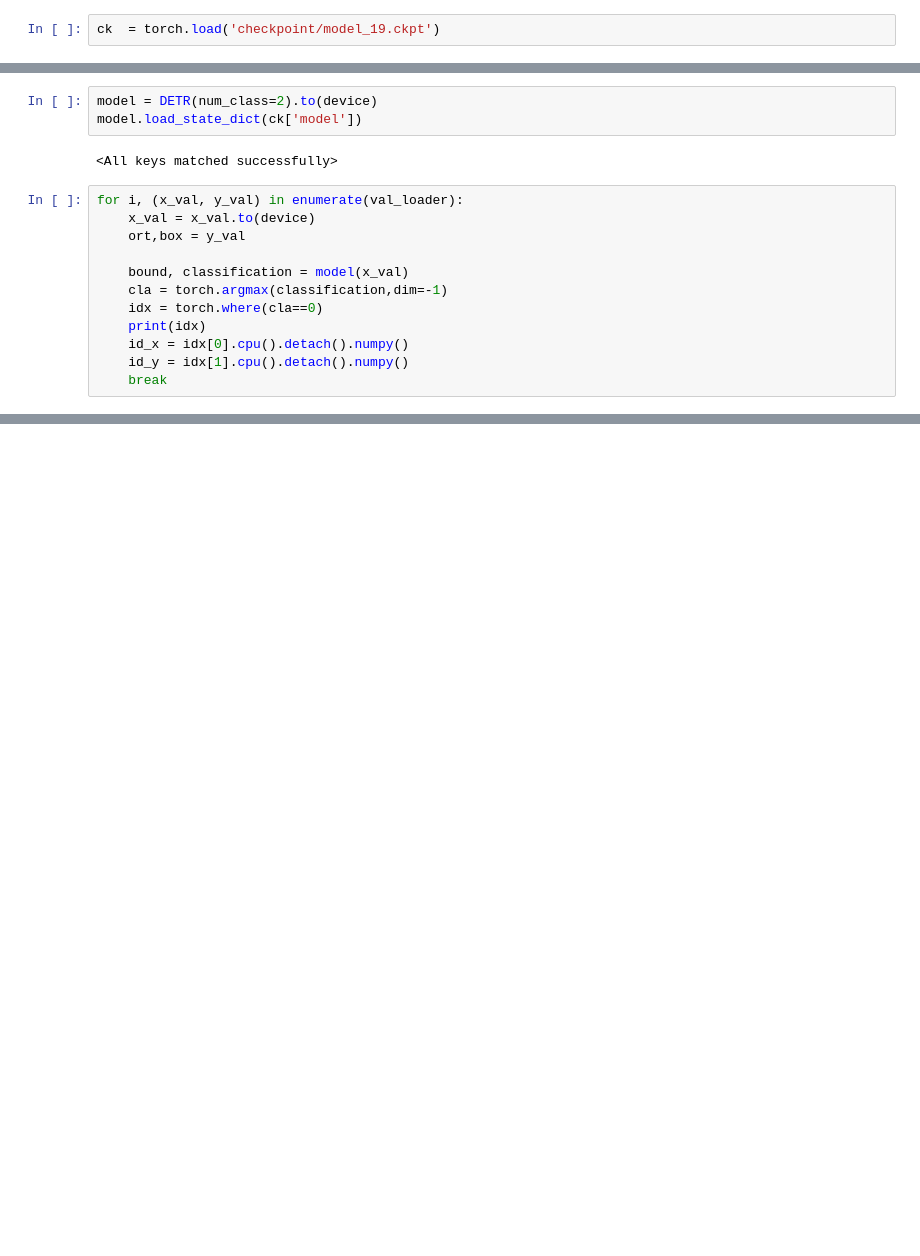
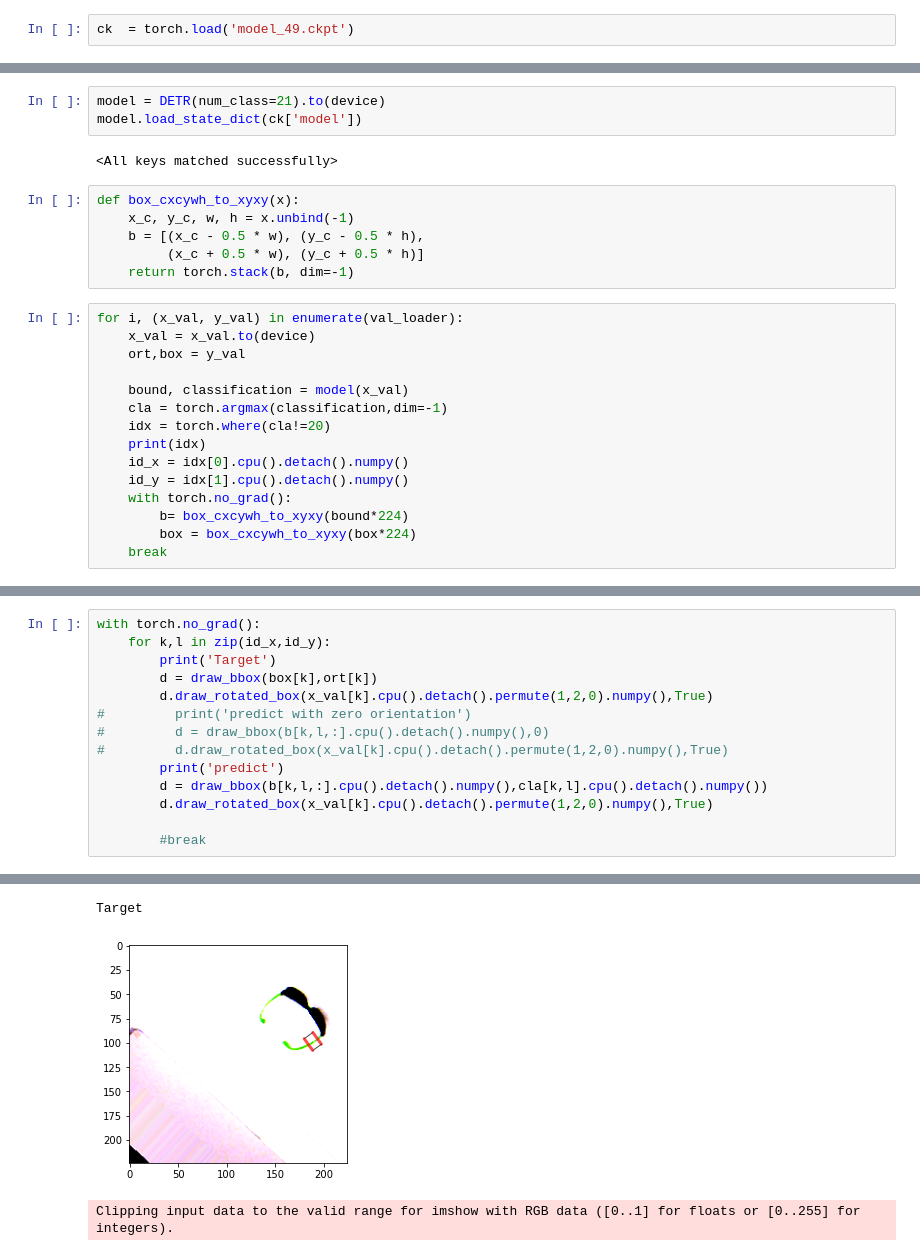
Before and after one commit to SrinidhiBharadwaj/GraspFormer, a Jupyter notebook: test.ipynb, the cells around one changed output, grey strips where cells are left out. Cells and saved outputs as stored; diff of their text form; blank space fills up the shorter version.

Commit message:
added few changes for bounding box

```diff
--- a/test.ipynb
+++ b/test.ipynb
@@ -4,5 +8,5 @@ import numpy as np
 # %%
-ck  = torch.load('checkpoint/model_19.ckpt')
+ck  = torch.load('model_49.ckpt')
 # %%
 import numpy as np
 import torch
@@ -27,10 +34,16 @@ val_loader = DataLoader(val_dataset, batch_size=batch_size, shuffle=True)
 
 device = "cuda" if torch.cuda.is_available() else "cpu"
 # %%
-model = DETR(num_class=2).to(device)
+model = DETR(num_class=21).to(device)
 model.load_state_dict(ck['model'])
 # %% [output]
 <All keys matched successfully>
+# %%
+def box_cxcywh_to_xyxy(x):
+    x_c, y_c, w, h = x.unbind(-1)
+    b = [(x_c - 0.5 * w), (y_c - 0.5 * h),
+         (x_c + 0.5 * w), (y_c + 0.5 * h)]
+    return torch.stack(b, dim=-1)
 # %%
 for i, (x_val, y_val) in enumerate(val_loader):
     x_val = x_val.to(device)
@@ -38,9 +51,12 @@ for i, (x_val, y_val) in enumerate(val_loader):
 
     bound, classification = model(x_val)
     cla = torch.argmax(classification,dim=-1)
-    idx = torch.where(cla==0)
+    idx = torch.where(cla!=20)
     print(idx)
     id_x = idx[0].cpu().detach().numpy()
     id_y = idx[1].cpu().detach().numpy()
+    with torch.no_grad():
+        b= box_cxcywh_to_xyxy(bound*224)
+        box = box_cxcywh_to_xyxy(box*224)
     break
 # %% [output]
@@ -86,0 +64,15 @@ Clipping input data to the valid range for imshow with RGB data ([0..1] for floa
+# %%
+with torch.no_grad():
+    for k,l in zip(id_x,id_y):
+        print('Target')
+        d = draw_bbox(box[k],ort[k])
+        d.draw_rotated_box(x_val[k].cpu().detach().permute(1,2,0).numpy(),True)
+#         print('predict with zero orientation')
+#         d = draw_bbox(b[k,l,:].cpu().detach().numpy(),0)
+#         d.draw_rotated_box(x_val[k].cpu().detach().permute(1,2,0).numpy(),True)
+        print('predict')
+        d = draw_bbox(b[k,l,:].cpu().detach().numpy(),cla[k,l].cpu().detach().numpy())
+        d.draw_rotated_box(x_val[k].cpu().detach().permute(1,2,0).numpy(),True)
+
+        #break
+# %% [output]
@@ -86,0 +80,3 @@ Clipping input data to the valid range for imshow with RGB data ([0..1] for floa
+Target
+[figure, added]
+Clipping input data to the valid range for imshow with RGB data ([0..1] for floats or [0..255] for integers).
```
Also changed, not shown: parts of 11 cells of this notebook, 5 other files.
